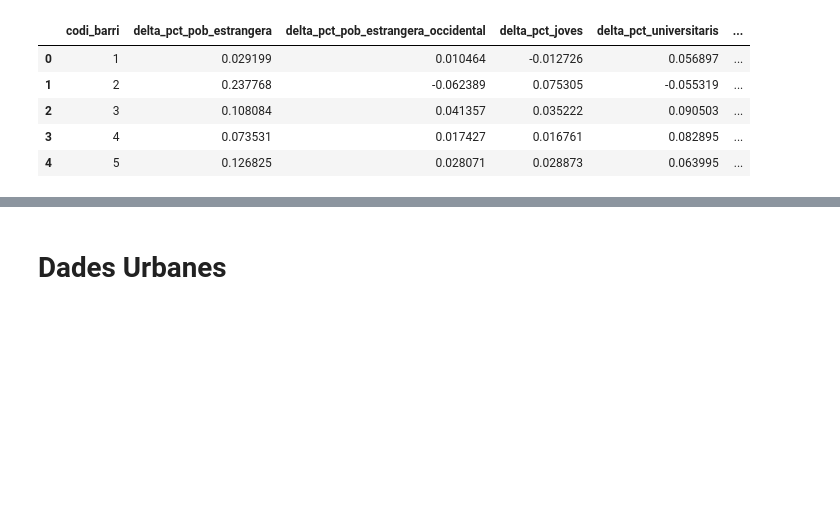
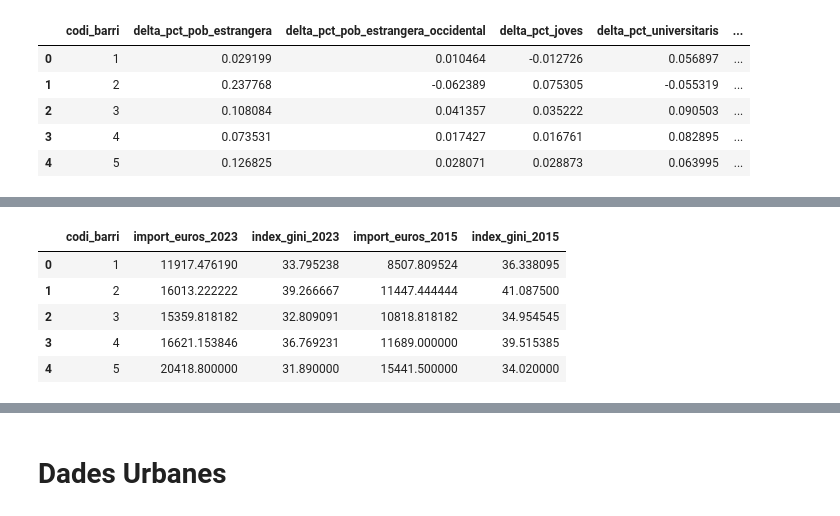
Before and after one commit to joseprau/tfm_gentrificacio_bcn, a Jupyter notebook: notebooks/feature_engineering.ipynb, the cells around one changed output, grey strips where cells are left out. Drawn from its saved outputs; the diff is of its cells as text; code cells hidden in the pictures; blank space fills up the shorter version.

```diff
--- a/notebooks/feature_engineering.ipynb
+++ b/notebooks/feature_engineering.ipynb
@@ -199,0 +251,14 @@ poblacio_final.head()
+# %%
+# Combinem
+econs = dim_barris[["codi_barri"]].copy()
+econs_merged = econs.merge(econs_23, on="codi_barri", how="left")\
+    .merge(econs_15, on = "codi_barri", suffixes=["_2023", "_2015"])
+
+econs_merged.head()
+# %% [output]
+|  | codi_barri | import_euros_2023 | index_gini_2023 | import_euros_2015 | index_gini_2015 |
+| 0 | 1 | 11917.476190 | 33.795238 | 8507.809524 | 36.338095 |
+| 1 | 2 | 16013.222222 | 39.266667 | 11447.444444 | 41.087500 |
+| 2 | 3 | 15359.818182 | 32.809091 | 10818.818182 | 34.954545 |
+| 3 | 4 | 16621.153846 | 36.769231 | 11689.000000 | 39.515385 |
+| 4 | 5 | 20418.800000 | 31.890000 | 15441.500000 | 34.020000 |
```
Also changed, not shown: parts of 7 cells of this notebook, 1 other file.
